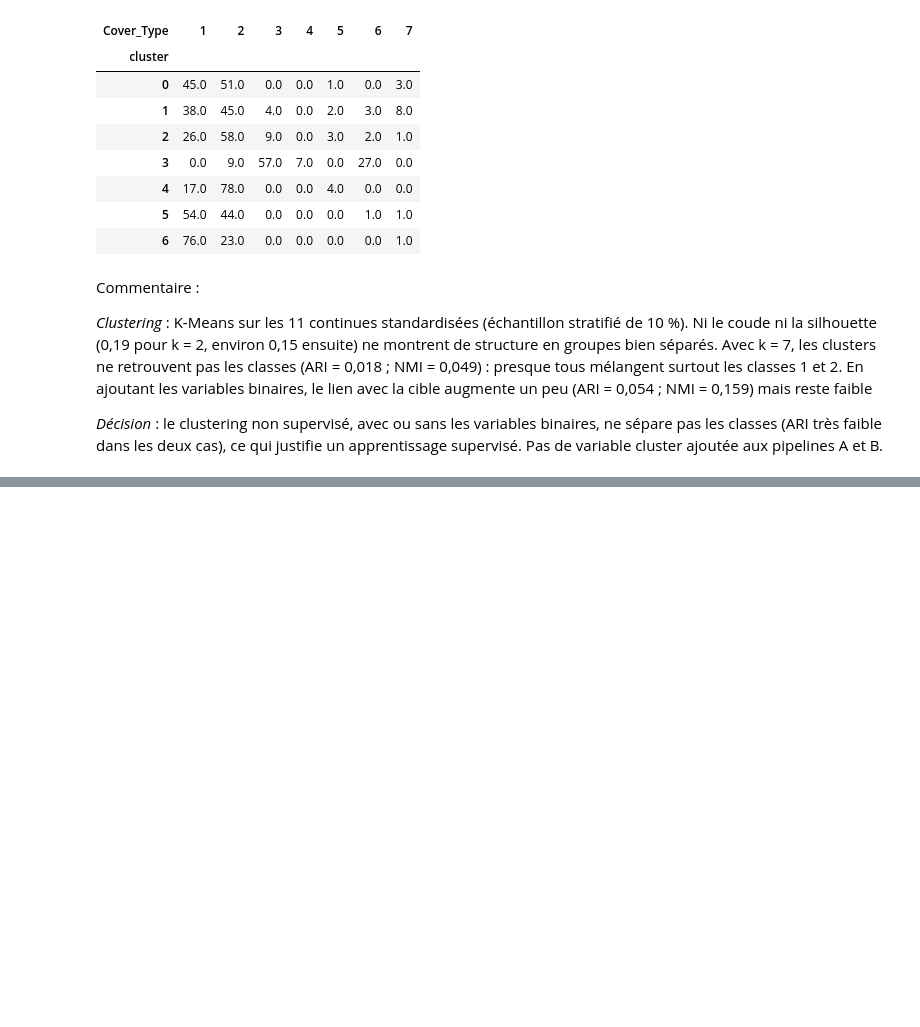
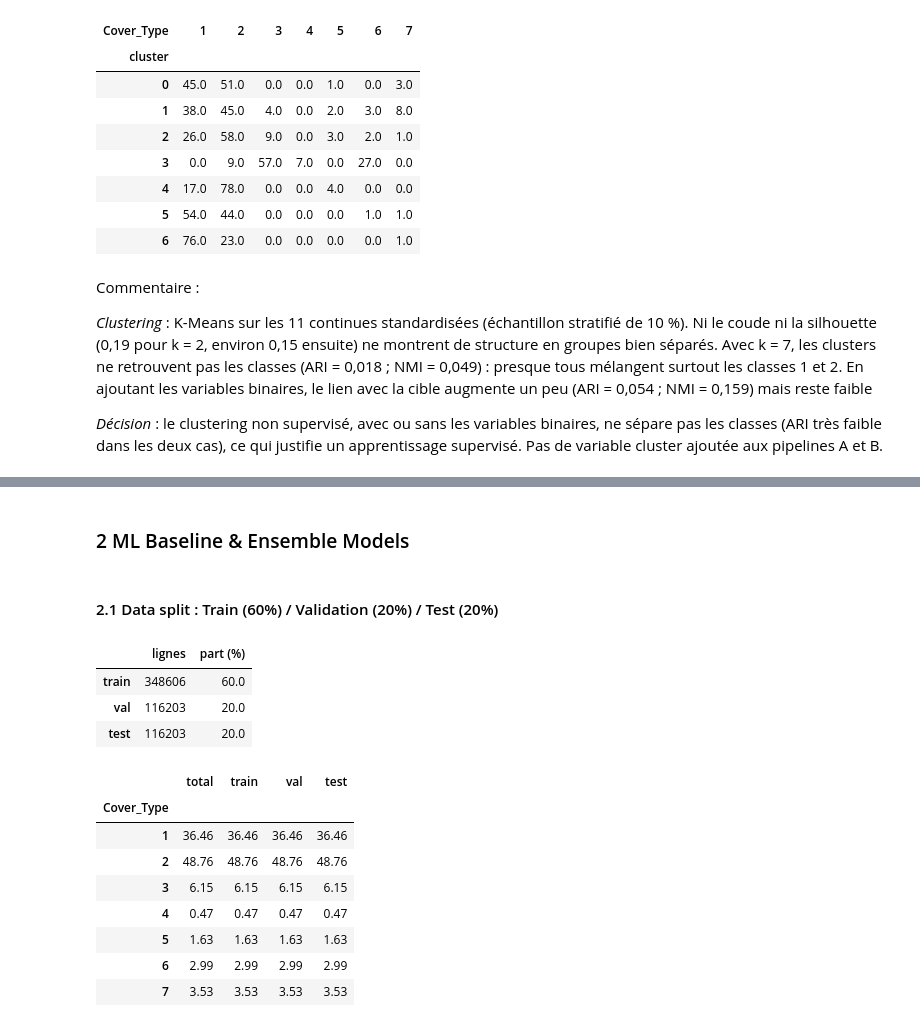
Before and after one commit to esukhee/Projet_AAA_PUJOL_SUKHEE, a Jupyter notebook: project.ipynb, the cells around one changed output, grey strips where cells are left out. Drawn from its saved outputs; the diff is of its cells as text; code cells hidden in the pictures; blank space fills up the shorter version.

```diff
--- a/project.ipynb
+++ b/project.ipynb
@@ -405 +414,33 @@ Commentaire :
 - Le clustering non supervisé ne suffit pas à séparer les classes : un apprentissage supervisé est nécessaire.
+# %% [markdown]
+### 2 ML Baseline & Ensemble Models
+# %% [markdown]
+#### 2.1 Data split : Train (60%) / Validation (20%) / Test (20%)
+# %%
+from sklearn.model_selection import train_test_split
+
+# 1) Test : 20 % mis de côté, utilisé une seule fois à la fin
+X_trainval, X_test, y_trainval, y_test = train_test_split(data, target, test_size=0.20, stratify=target, random_state=RANDOM_STATE)
+
+# 2) Validation : 25 % du reste, soit 20 % du total
+X_train, X_val, y_train, y_val = train_test_split(X_trainval, y_trainval, test_size=0.25, stratify=y_trainval, random_state=RANDOM_STATE)
+
+sizes = pd.DataFrame({"lignes": [len(y_train), len(y_val), len(y_test)]}, index=["train", "val", "test"])
+sizes["part (%)"] = (sizes["lignes"] / len(target) * 100).round(1)
+display(sizes)
+display(pd.concat({n: y.value_counts(normalize=True).mul(100).round(2) for n, y in
+                   [("total", target), ("train", y_train), ("val", y_val), ("test", y_test)]}, axis=1).sort_index())
+# %% [output]
+|  | lignes | part (%) |
+| train | 348606 | 60.0 |
+| val | 116203 | 20.0 |
+| test | 116203 | 20.0 |
+|  | total | train | val | test |
+| Cover_Type |  |  |  |  |
+| 1 | 36.46 | 36.46 | 36.46 | 36.46 |
+| 2 | 48.76 | 48.76 | 48.76 | 48.76 |
+| 3 | 6.15 | 6.15 | 6.15 | 6.15 |
+| 4 | 0.47 | 0.47 | 0.47 | 0.47 |
+| 5 | 1.63 | 1.63 | 1.63 | 1.63 |
+| 6 | 2.99 | 2.99 | 2.99 | 2.99 |
+| 7 | 3.53 | 3.53 | 3.53 | 3.53 |
```
Also changed, not shown: parts of 20 cells of this notebook.
